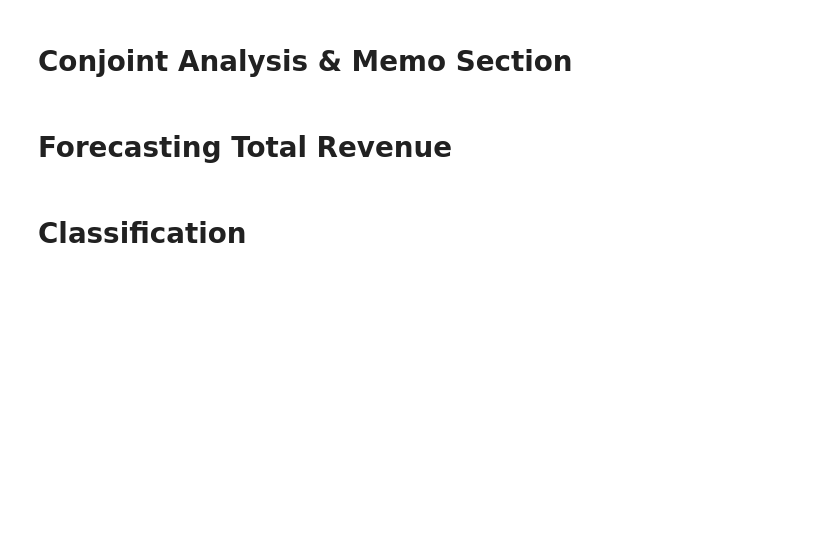
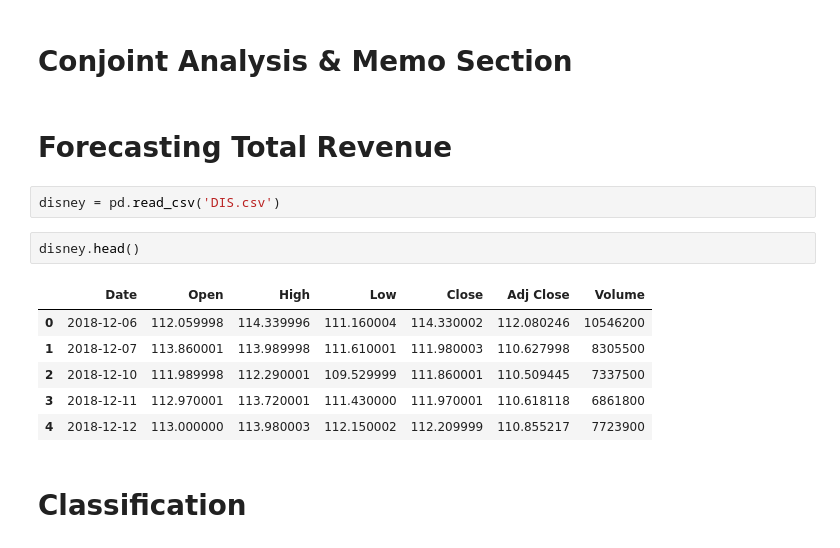
Before and after one commit to dz080/AD654_FinalProject, a Jupyter notebook: dz.ipynb, the cells around one changed output. Drawn from its saved outputs; the diff is of its cells as text; blank space fills up the shorter version.

Commit message:
disney

```diff
--- a/dz.ipynb
+++ b/dz.ipynb
@@ -441,6 +441,17 @@ Considering the statistics for each cluster, it would be best to prioritize clus
 # Conjoint Analysis & Memo Section
 # %% [markdown]
 # Forecasting Total Revenue
+# %%
+disney = pd.read_csv('DIS.csv')
+# %%
+disney.head()
+# %% [output]
+|  | Date | Open | High | Low | Close | Adj Close | Volume |
+| 0 | 2018-12-06 | 112.059998 | 114.339996 | 111.160004 | 114.330002 | 112.080246 | 10546200 |
+| 1 | 2018-12-07 | 113.860001 | 113.989998 | 111.610001 | 111.980003 | 110.627998 | 8305500 |
+| 2 | 2018-12-10 | 111.989998 | 112.290001 | 109.529999 | 111.860001 | 110.509445 | 7337500 |
+| 3 | 2018-12-11 | 112.970001 | 113.720001 | 111.430000 | 111.970001 | 110.618118 | 6861800 |
+| 4 | 2018-12-12 | 113.000000 | 113.980003 | 112.150002 | 112.209999 | 110.855217 | 7723900 |
 # %% [markdown]
 # Classification
 # %% [markdown]
```
Also changed, not shown: 1 other file.
